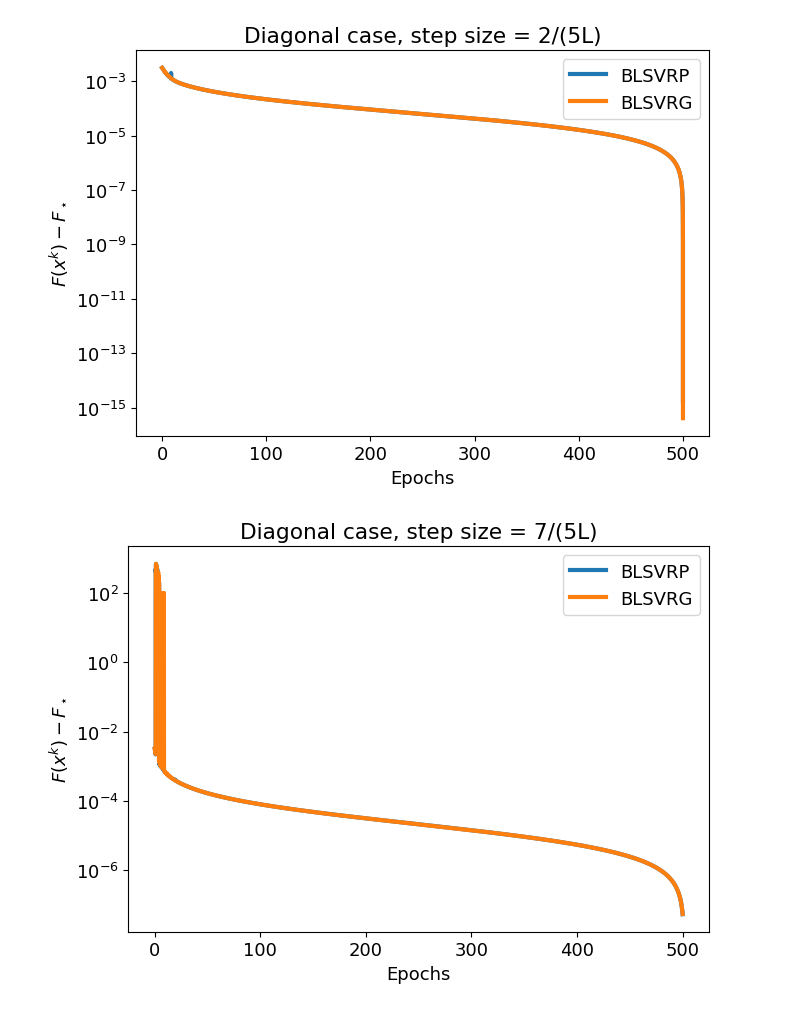
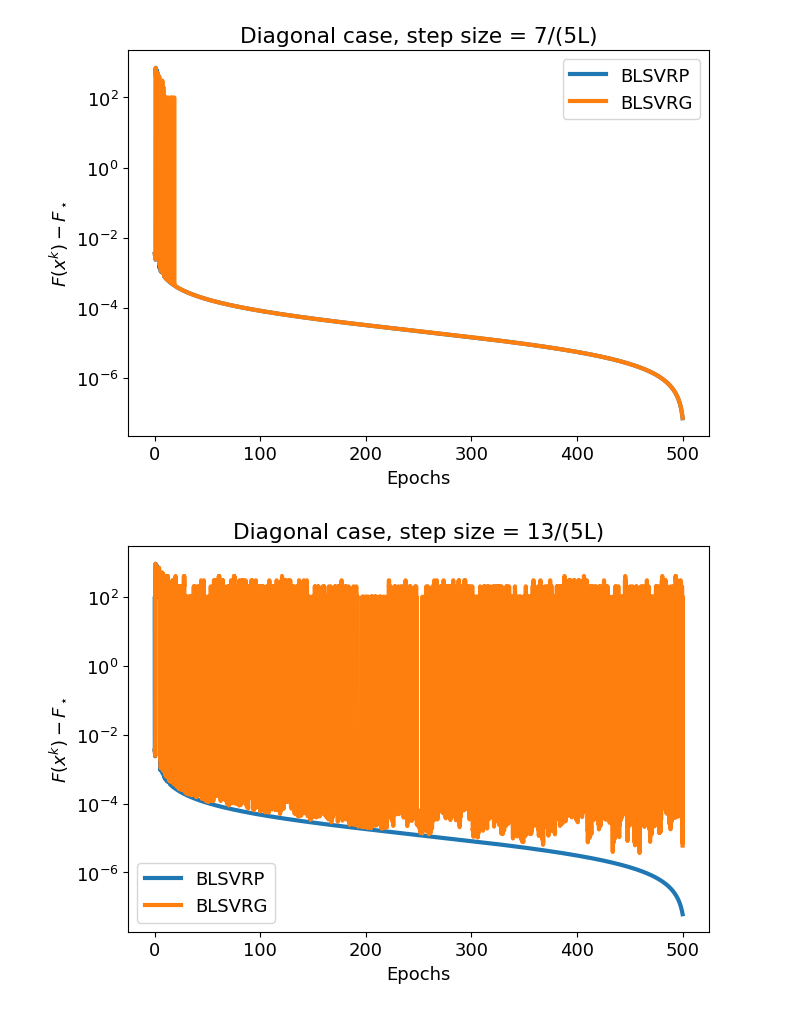
Before and after one commit to anonymous33226/code03042026, a Jupyter notebook: bregman_prox_vs_bregman_grad_variance_reduced.ipynb, the cells around one changed output. Cells and saved outputs as stored; diff of their text form; code cells hidden in the pictures.

```diff
--- a/bregman_prox_vs_bregman_grad_variance_reduced.ipynb
+++ b/bregman_prox_vs_bregman_grad_variance_reduced.ipynb
@@ -850,6 +857,6 @@ for factor in step_factors:
 # %%
 # Compare BLSVRP vs BLSVRG for several step sizes.
-step_factors = [1.0, 2.0, 7., 11., 13., 15.]
+step_factors = [1.0, 7., 13., 15., 17., 19.]
 
 
 all_results = {}
@@ -901,2 +908,2 @@ for factor in step_factors:
-[figure, old version]
+[figure, new version]
-[figure, old version]
+[figure, new version]
```
Also changed, not shown: parts of 6 cells of this notebook, 1 other file.
